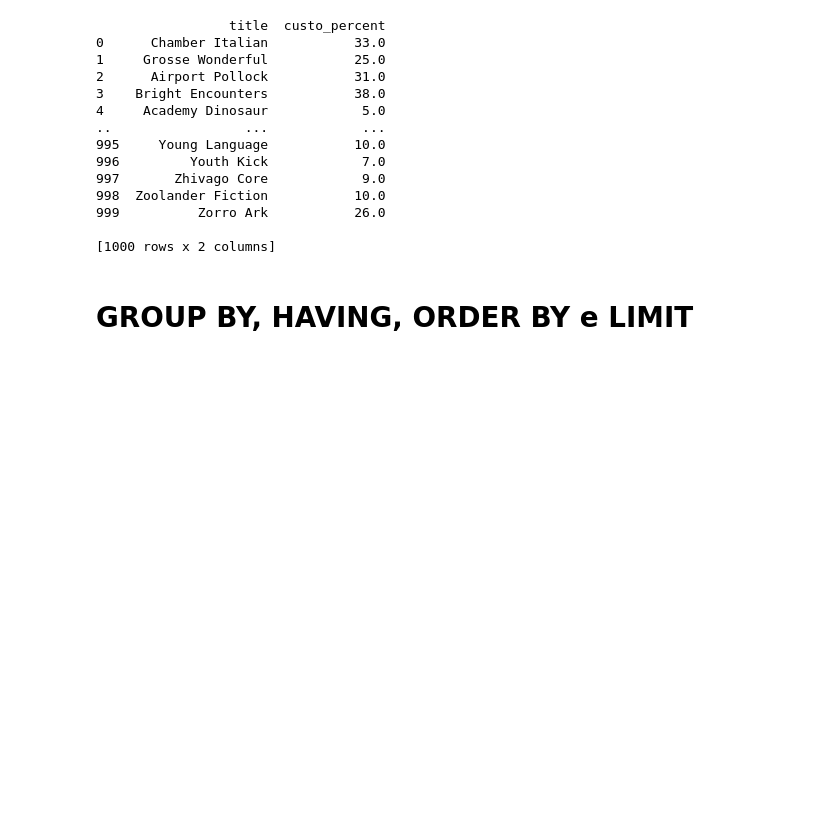
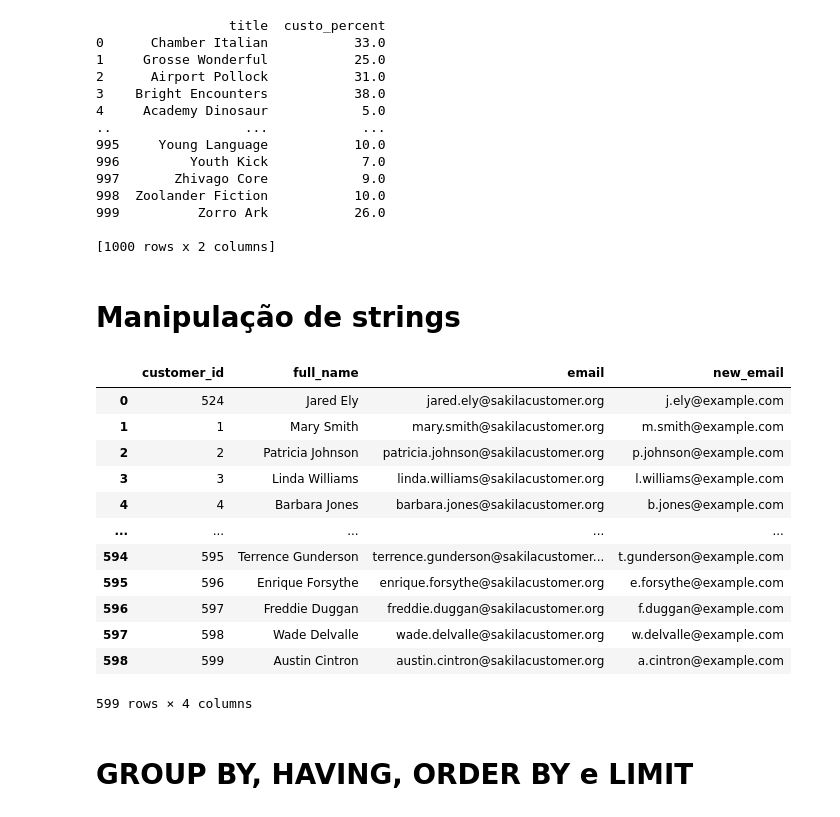
Before and after one commit to LRLeite/Data-Analytics, a Jupyter notebook: Explorando Dados com SQL/dvd_rental.ipynb, the cells around one changed output. Saved outputs shown, nothing was run; the diff lists cells and outputs as text; code cells hidden in the pictures; blank space fills up the shorter version.

```diff
--- a/Explorando Dados com SQL/dvd_rental.ipynb
+++ b/Explorando Dados com SQL/dvd_rental.ipynb
@@ -221,6 +222,35 @@ print(df_8)
 999          Zorro Ark           26.0
 
 [1000 rows x 2 columns]
+# %% [markdown]
+# **Manipulação de strings**
+# %%
+#Gerar e-mail fictício
+query_8 = """
+SELECT
+    customer_id,
+    first_name || ' ' || last_name as full_name,
+    email,
+    LOWER(LEFT(first_name,1)) || '.' || LOWER(last_name) || '@example.com' AS new_email
+FROM customer;
+"""
+
+df_8 = pd.read_sql_query(query_8, engine)
+display(df_8)
+# %% [output]
+|  | customer_id | full_name | email | new_email |
+| 0 | 524 | Jared Ely | jared.ely@sakilacustomer.org | j.ely@example.com |
+| 1 | 1 | Mary Smith | mary.smith@sakilacustomer.org | m.smith@example.com |
+| 2 | 2 | Patricia Johnson | patricia.johnson@sakilacustomer.org | p.johnson@example.com |
+| 3 | 3 | Linda Williams | linda.williams@sakilacustomer.org | l.williams@example.com |
+| 4 | 4 | Barbara Jones | barbara.jones@sakilacustomer.org | b.jones@example.com |
+| ... | ... | ... | ... | ... |
+| 594 | 595 | Terrence Gunderson | terrence.gunderson@sakilacustomer... | t.gunderson@example.com |
+| 595 | 596 | Enrique Forsythe | enrique.forsythe@sakilacustomer.org | e.forsythe@example.com |
+| 596 | 597 | Freddie Duggan | freddie.duggan@sakilacustomer.org | f.duggan@example.com |
+| 597 | 598 | Wade Delvalle | wade.delvalle@sakilacustomer.org | w.delvalle@example.com |
+| 598 | 599 | Austin Cintron | austin.cintron@sakilacustomer.org | a.cintron@example.com |
+599 rows × 4 columns
 # %% [markdown]
 # **GROUP BY, HAVING, ORDER BY e LIMIT**
 # %%
```
Also changed, not shown: parts of 8 cells of this notebook.
